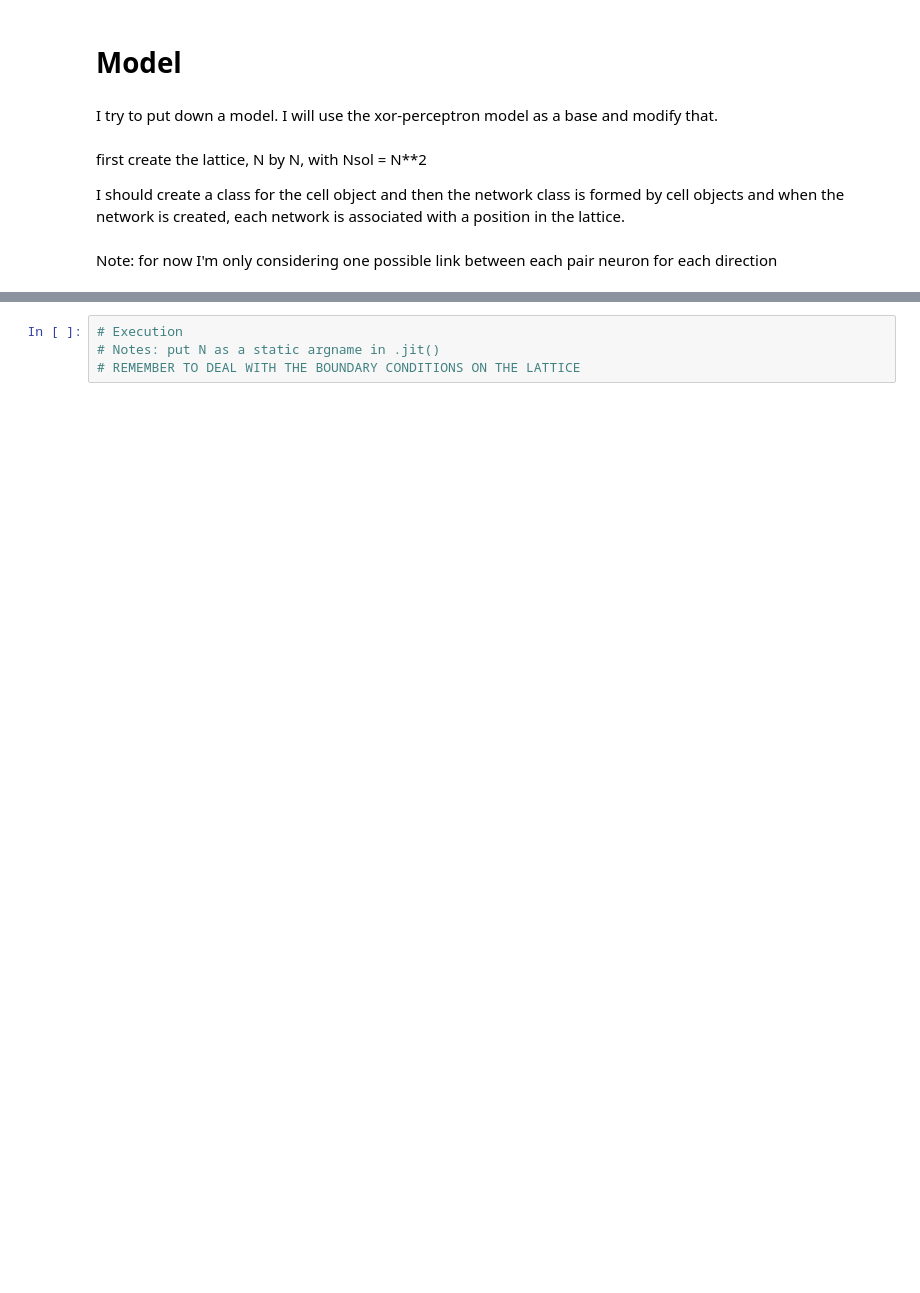
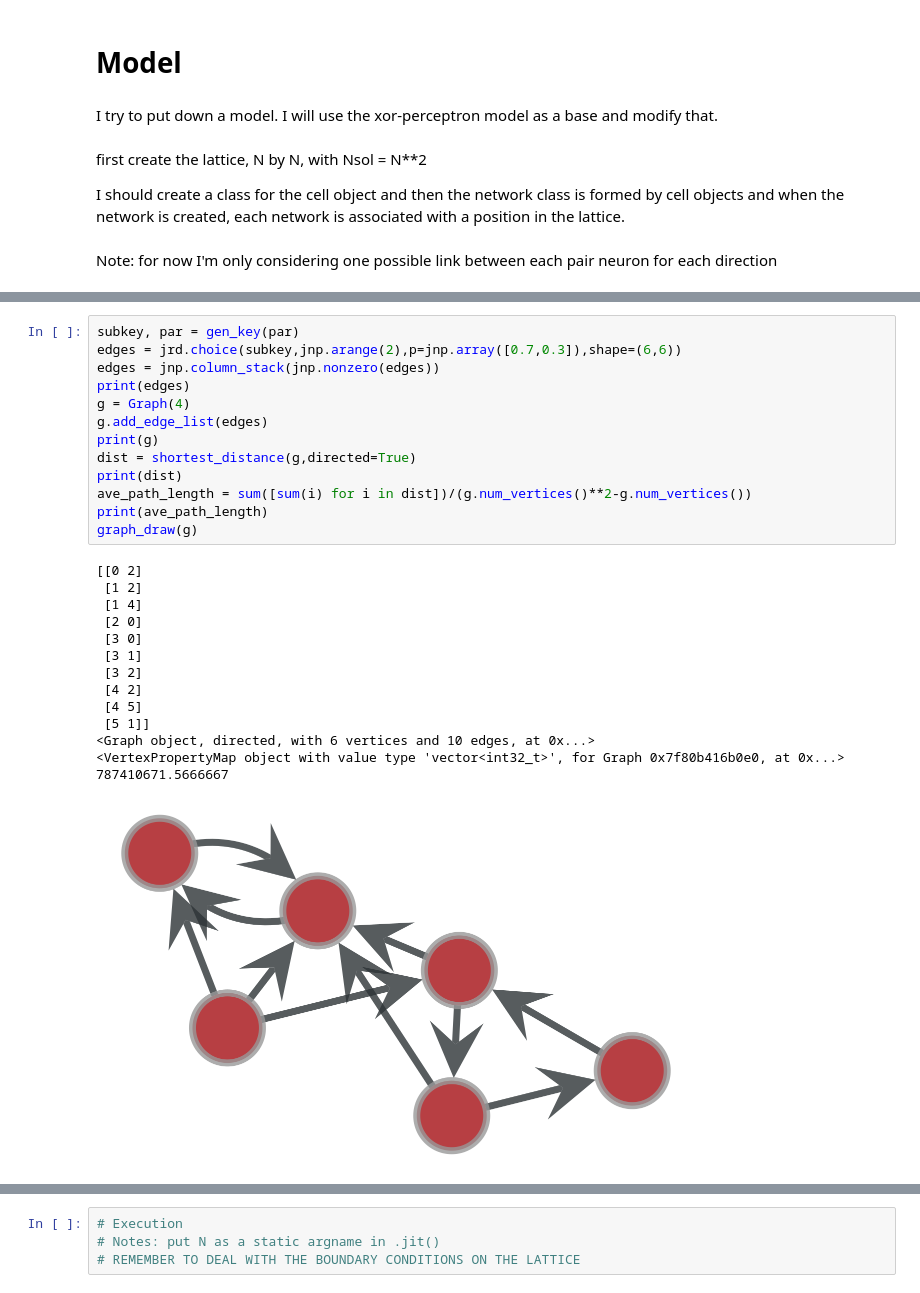
Before and after one commit to pietromalagoli/NeuronEvolution, a Jupyter notebook: main/model.ipynb, the cells around one changed output, grey strips where cells are left out. Cells and saved outputs as stored; diff of their text form; blank space fills up the shorter version.

```diff
--- a/main/model.ipynb
+++ b/main/model.ipynb
@@ -206,0 +214,28 @@ Matrices ready.
+# %%
+subkey, par = gen_key(par)
+edges = jrd.choice(subkey,jnp.arange(2),p=jnp.array([0.7,0.3]),shape=(6,6))
+edges = jnp.column_stack(jnp.nonzero(edges))
+print(edges)
+g = Graph(4)
+g.add_edge_list(edges)
+print(g)
+dist = shortest_distance(g,directed=True)
+print(dist)
+ave_path_length = sum([sum(i) for i in dist])/(g.num_vertices()**2-g.num_vertices())
+print(ave_path_length)
+graph_draw(g)
+# %% [output]
+[[0 2]
+ [1 2]
+ [1 4]
+ [2 0]
+ [3 0]
+ [3 1]
+ [3 2]
+ [4 2]
+ [4 5]
+ [5 1]]
+<Graph object, directed, with 6 vertices and 10 edges, at 0x...>
+<VertexPropertyMap object with value type 'vector<int32_t>', for Graph 0x7f80b416b0e0, at 0x...>
+787410671.5666667
+[figure, added]
```
Also changed, not shown: parts of 8 cells of this notebook.
